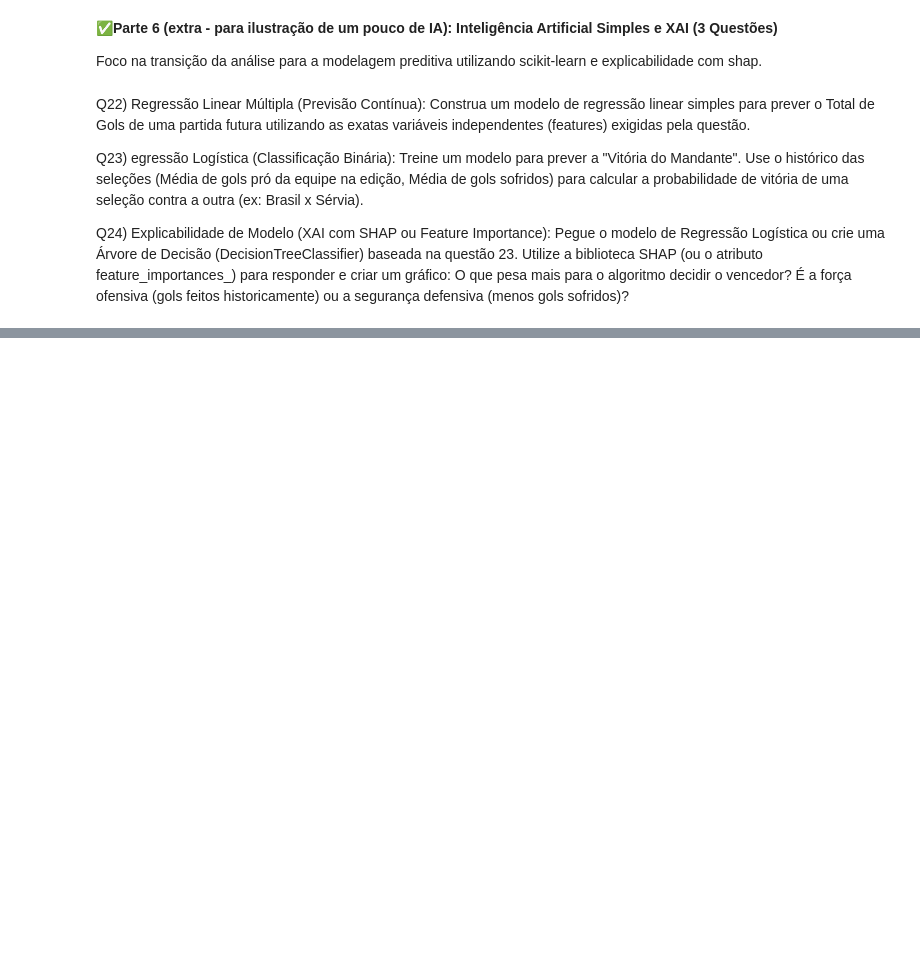
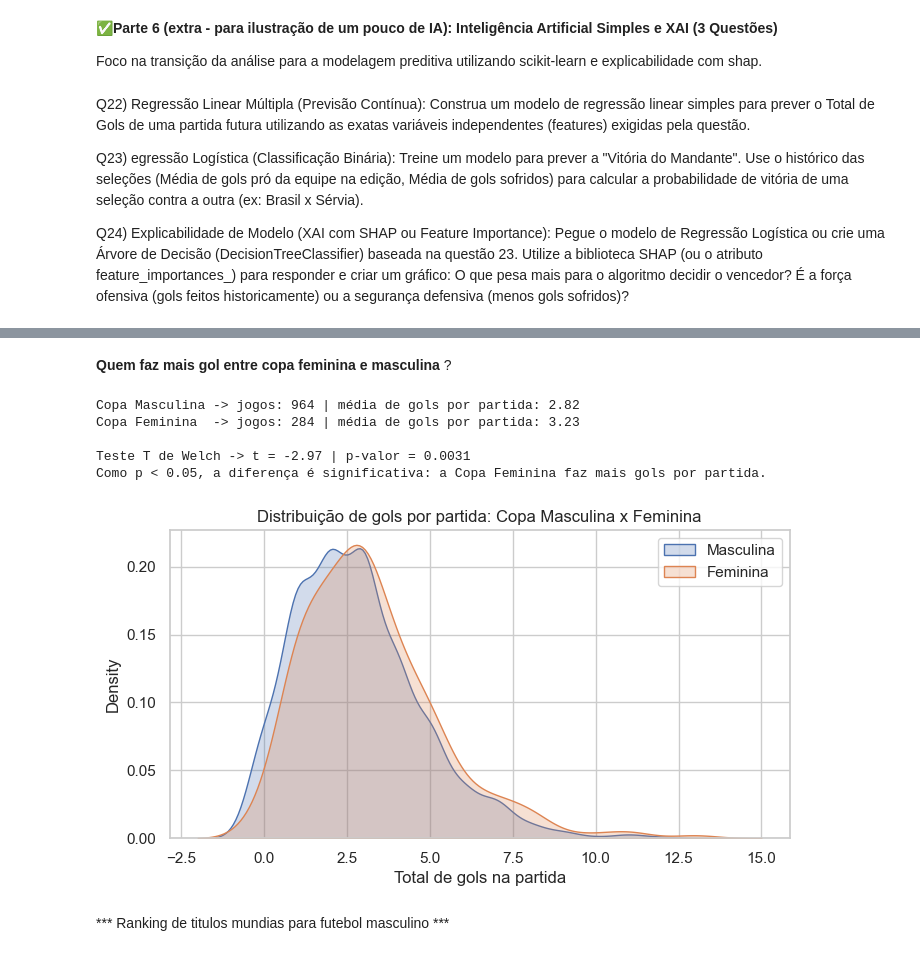
Before and after one commit to gabrielreisz/fifa-world-cup-analytics, a Jupyter notebook: notebooks/FCD_TP_AnaCampos_GabrielReis.ipynb, the cells around one changed output, grey strips where cells are left out. Cells and saved outputs as stored; diff of their text form; code cells hidden in the pictures; blank space fills up the shorter version.

```diff
--- a/notebooks/FCD_TP_AnaCampos_GabrielReis.ipynb
+++ b/notebooks/FCD_TP_AnaCampos_GabrielReis.ipynb
@@ -683,0 +889,43 @@ Q24) Explicabilidade de Modelo (XAI com SHAP ou Feature Importance): Pegue o mod
+# %% [markdown]
+**Quem faz mais gol entre copa feminina e masculina** ?
+# %%
+# A base do projeto traz tanto a Copa Masculina quanto a Feminina (coluna tournament_name).
+# Vamos comparar a média de gols por partida entre as duas.
+from scipy.stats import ttest_ind
+
+masculina = df_consolidado[df_consolidado['tournament_name'].str.contains('Men')]
+feminina  = df_consolidado[df_consolidado['tournament_name'].str.contains('Women')]
+
+media_masc = masculina['total_goals'].mean()
+media_fem  = feminina['total_goals'].mean()
+
+print('Copa Masculina -> jogos:', masculina.shape[0], '| média de gols por partida:', round(media_masc, 2))
+print('Copa Feminina  -> jogos:', feminina.shape[0],  '| média de gols por partida:', round(media_fem, 2))
+
+# Teste T de Welch para checar se a diferença é estatisticamente significativa
+t_stat, p_valor = ttest_ind(masculina['total_goals'], feminina['total_goals'], equal_var=False)
+print('\nTeste T de Welch -> t =', round(t_stat, 3), '| p-valor =', round(p_valor, 4))
+
+if p_valor < 0.05:
+    mais_gols = 'Feminina' if media_fem > media_masc else 'Masculina'
+    print('Como p < 0.05, a diferença é significativa: a Copa', mais_gols, 'faz mais gols por partida.')
+else:
+    print('Como p >= 0.05, não há diferença estatisticamente significativa entre as duas.')
+
+# Gráfico comparando as distribuições de gols
+plt.figure(figsize=(8, 4))
+sns.kdeplot(masculina['total_goals'], label='Masculina', fill=True)
+sns.kdeplot(feminina['total_goals'],  label='Feminina',  fill=True)
+plt.title('Distribuição de gols por partida: Copa Masculina x Feminina')
+plt.xlabel('Total de gols na partida')
+plt.legend()
+plt.show()
+# %% [output]
+Copa Masculina -> jogos: 964 | média de gols por partida: 2.82
+Copa Feminina  -> jogos: 284 | média de gols por partida: 3.23
+
+Teste T de Welch -> t = -2.97 | p-valor = 0.0031
+Como p < 0.05, a diferença é significativa: a Copa Feminina faz mais gols por partida.
+[figure, added]
+# %% [markdown]
+*** Ranking de titulos mundias para futebol masculino ***
```
Also changed, not shown: parts of 29 cells of this notebook, 1 other file.
